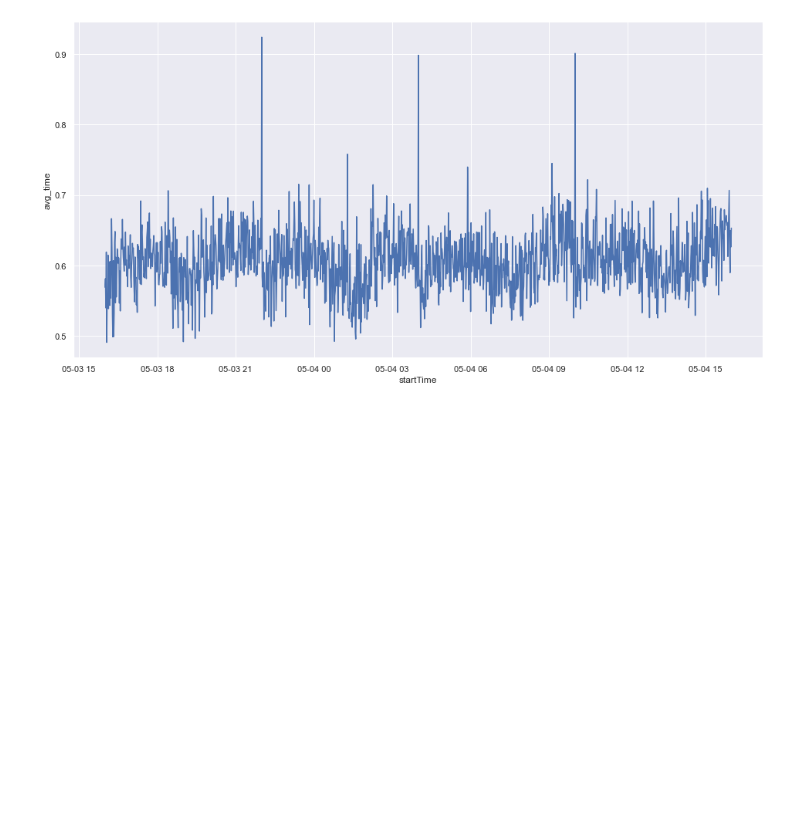
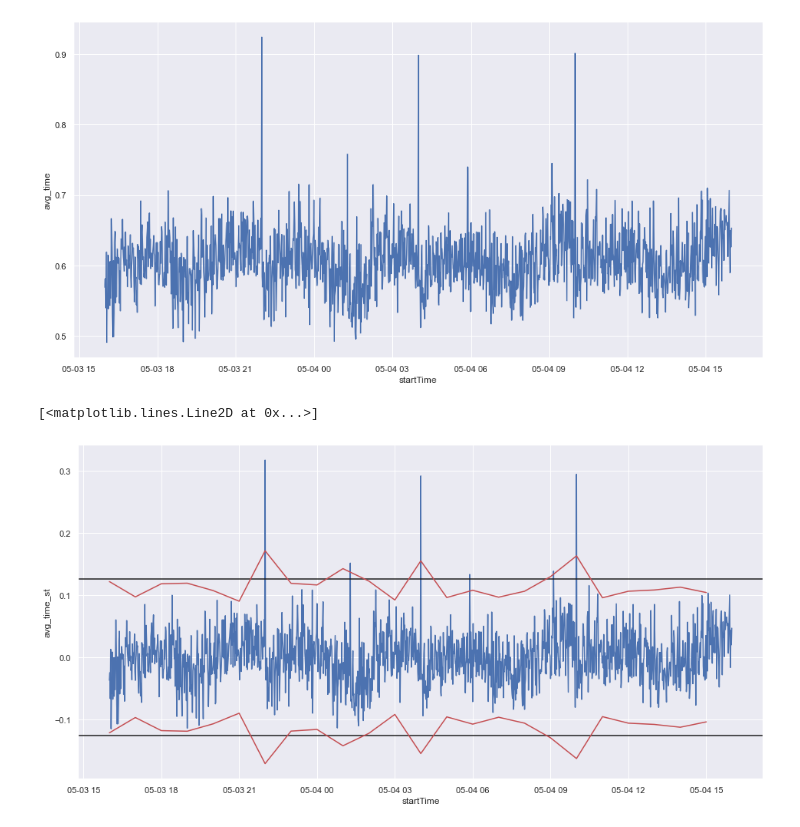
Before and after one commit to meng2468/AIOps-Challenge, a Jupyter notebook: eda/esb.ipynb, the cells around one changed output. Saved outputs shown, nothing was run; the diff lists cells and outputs as text; code cells hidden in the pictures; blank space fills up the shorter version.

Commit message:
Added fixed and rolling threshold
Some statistics to compute fixed and rolling threshold values

```diff
--- a/eda/esb.ipynb
+++ b/eda/esb.ipynb
@@ -57,0 +176,23 @@ sns.lineplot(x='startTime', y='avg_time', data=df_esb)
+# %%
+#df_esb['avg_time_st'] = (df_esb['avg_time'] - df_esb['avg_time'].mean()) #/ df_esb['avg_time'].std()
+
+df_esb = standardize_kpi_df(df_esb, column_name='avg_time', new_column='avg_time_st')
+df_esb = standardize_kpi_df(df_esb, column_name='num', new_column='num_st')
+# %%
+df_esb_10 = df_esb.set_index(['startTime']).resample('10Min')
+df_esb_60 = df_esb.set_index(['startTime']).resample('60Min')
+
+# df_esb_diff = df_esb.pct_change()
+# %%
+sns.lineplot(x='startTime', y='avg_time_st', data=df_esb)
+
+fixed_threshold = 3 * df_esb['avg_time'].std()
+plt.axhline(fixed_threshold, color='k')
+plt.axhline(-fixed_threshold, color='k')
+
+rolling_threshold = 3 * df_esb_60['avg_time'].std()
+plt.plot(rolling_threshold, color='r')
+plt.plot(-rolling_threshold, color='r')
+# %% [output]
+[<matplotlib.lines.Line2D at 0x...>]
+[figure, added]
```
Also changed, not shown: parts of 4 cells of this notebook.
